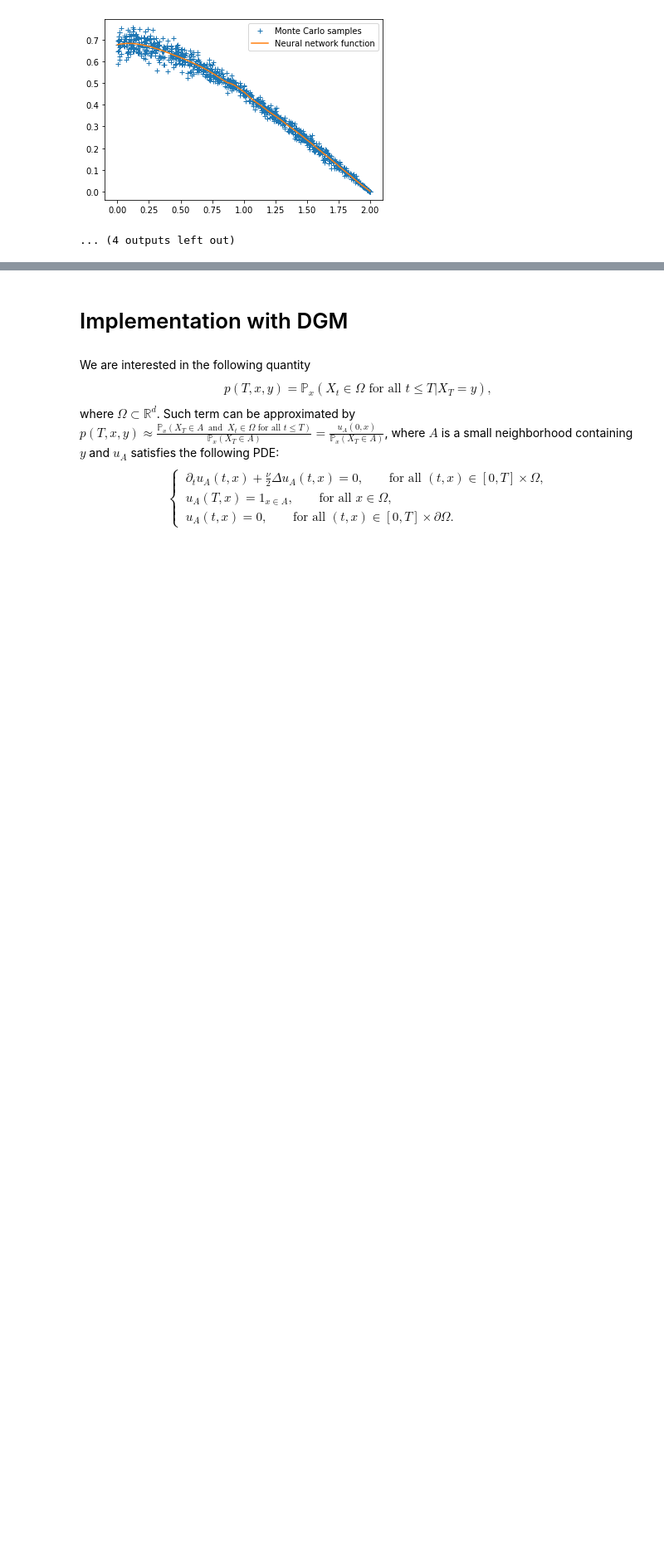
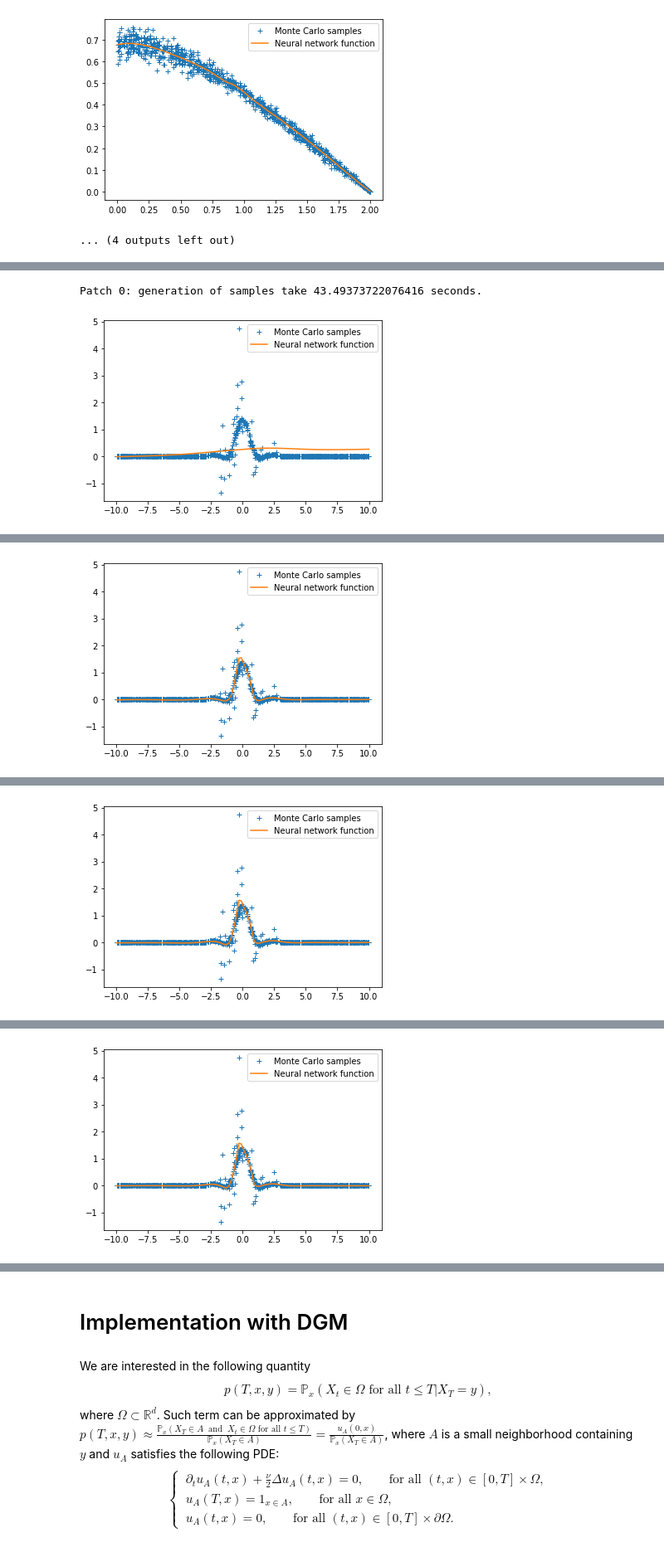
Before and after one commit to nguwijy/deep_branching_with_domain, a Jupyter notebook: tmp.ipynb, the cells around one changed output, grey strips where cells are left out. Shown: that part at 83% size. Saved outputs shown, nothing was run; the diff lists cells and outputs as text; code cells hidden in the pictures; blank space fills up the shorter version.

Commit message:
test: add kuramoto example that kind of works for small time

```diff
--- a/tmp.ipynb
+++ b/tmp.ipynb
@@ -13,7 +13,7 @@ device = torch.device("cuda" if torch.cuda.is_available() else "cpu")
 # %% [markdown]
 # Implementation with closed-form formula given by Borodin
 # %%
-upper_bound, lower_bound = 2, -10000
+lower_bound, upper_bound = -30, 30
 
 def conditional_probability_to_survive(t, x, y, k_arr=range(-5, 5)):
     ans = 0
@@ -142,0 +168,33 @@ Patch 0: epoch 2000 with loss 0.0004964444669894874
+# %%
+# define NN and train
+model = Net(
+    f_fun=f_example,
+    deriv_map=deriv_map,
+    phi_fun=phi_example,
+    conditional_probability_to_survive=conditional_probability_to_survive,
+    is_x_inside=is_x_inside,
+    device=device,
+    x_lo=x_lo,
+    x_hi=x_hi,
+    T=T,
+    verbose=True,
+    nu=2*alpha,
+    branch_nb_path_per_state=5000,
+    branch_nb_states=1000,
+    branch_nb_states_per_batch=100,
+)
+model.train_and_eval(debug_mode=True)
+
+# plot NN solution for comparison
+nn = (
+    model(torch.tensor(grid_d_dim_with_t.astype(np.float32).T, device=model.device), patch=0)
+        .detach()
+        .cpu()
+        .numpy()
+)
+plt.plot(grid, nn, label="NN approximation")
+plt.legend()
+plt.show()
+# %% [output]
+Patch 0: generation of samples take 43.49373722076416 seconds.
+[figure, added]
@@ -142,0 +202 @@ Patch 0: epoch 2000 with loss 0.0004964444669894874
+[figure, added]
@@ -142,0 +204 @@ Patch 0: epoch 2000 with loss 0.0004964444669894874
+[figure, added]
@@ -142,0 +206 @@ Patch 0: epoch 2000 with loss 0.0004964444669894874
+[figure, added]
```
Also changed, not shown: parts of 4 cells of this notebook.
